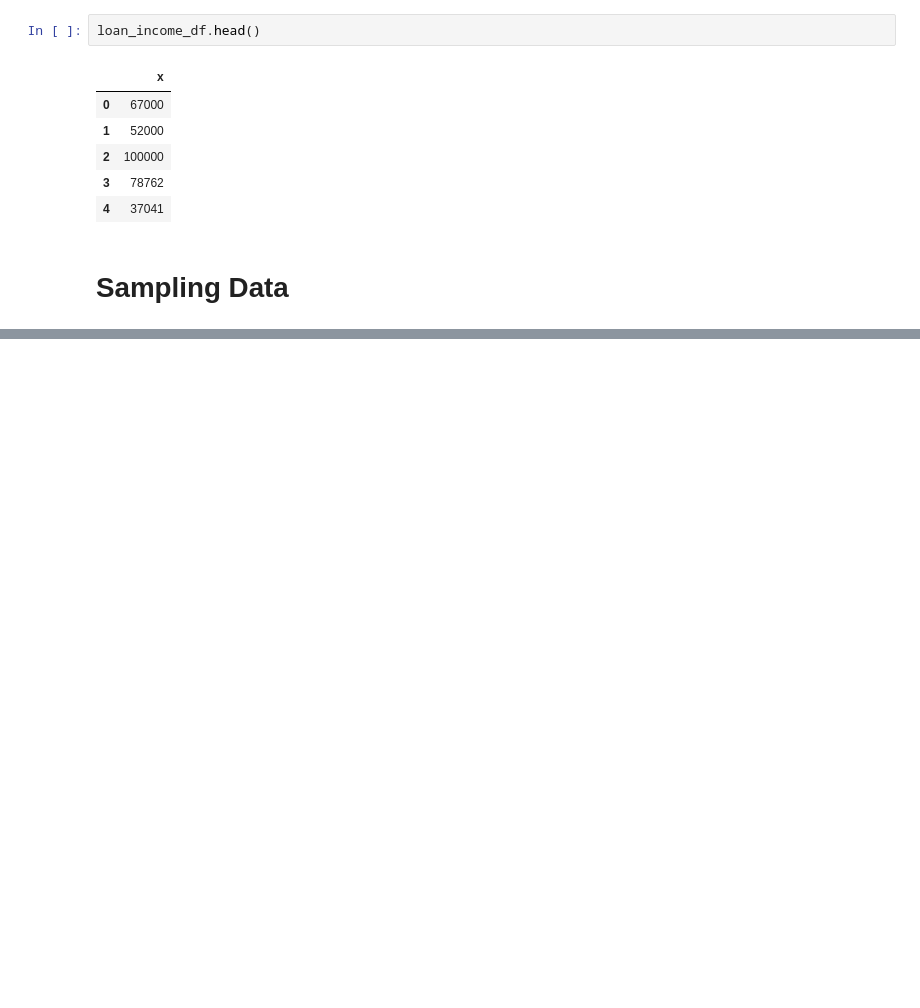
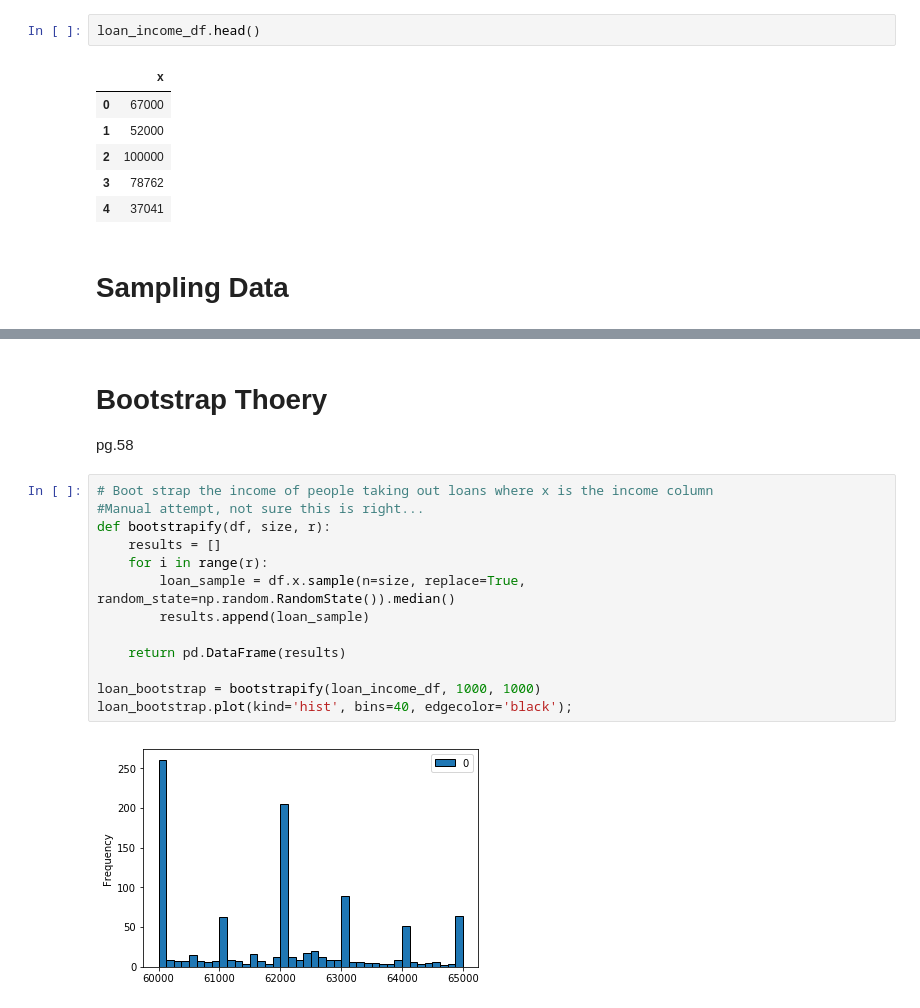
Before and after one commit to ronsims2/data_science_tutorials, a Jupyter notebook: notebooks/Sampling Distribution.ipynb, the cells around one changed output, grey strips where cells are left out. Cells and saved outputs as stored; diff of their text form; blank space fills up the shorter version.

Commit message:
Worked on generating sampling data.

```diff
--- a/notebooks/Sampling Distribution.ipynb
+++ b/notebooks/Sampling Distribution.ipynb
@@ -57,0 +58,18 @@ loan_income_mean_of_20_df.plot(kind='hist', edgecolor='black', bins=40);
+# %% [markdown]
+# Bootstrap Thoery
+pg.58
+# %%
+# Boot strap the income of people taking out loans where x is the income column
+#Manual attempt, not sure this is right...
+def bootstrapify(df, size, r):
+    results = []
+    for i in range(r):
+        loan_sample = df.x.sample(n=size, replace=True, random_state=np.random.RandomState()).median()
+        results.append(loan_sample)
+
+    return pd.DataFrame(results)
+
+loan_bootstrap = bootstrapify(loan_income_df, 1000, 1000)
+loan_bootstrap.plot(kind='hist', bins=40, edgecolor='black');
+# %% [output]
+[figure, added]
```
Also changed, not shown: parts of 14 cells of this notebook, 1 other file.
